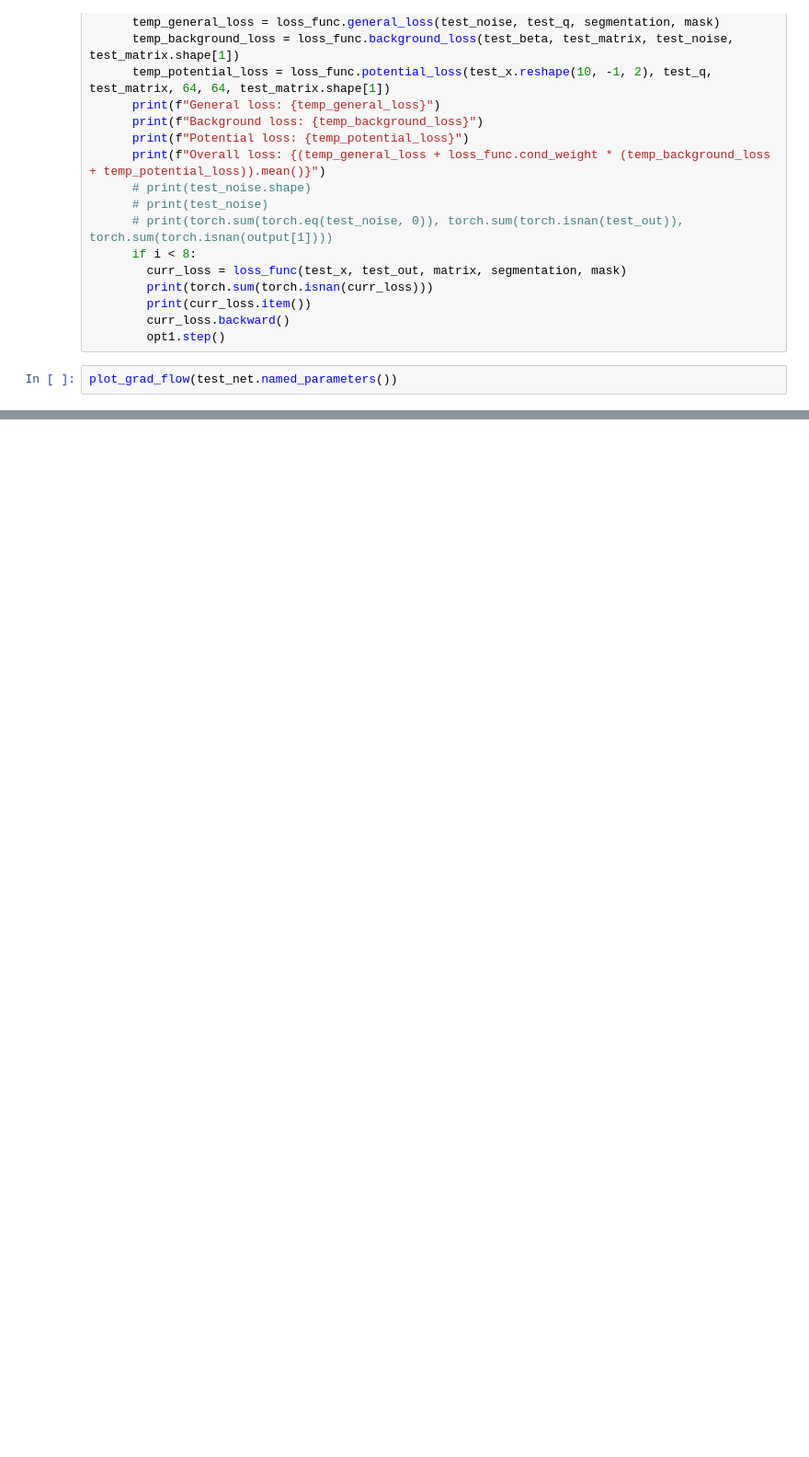
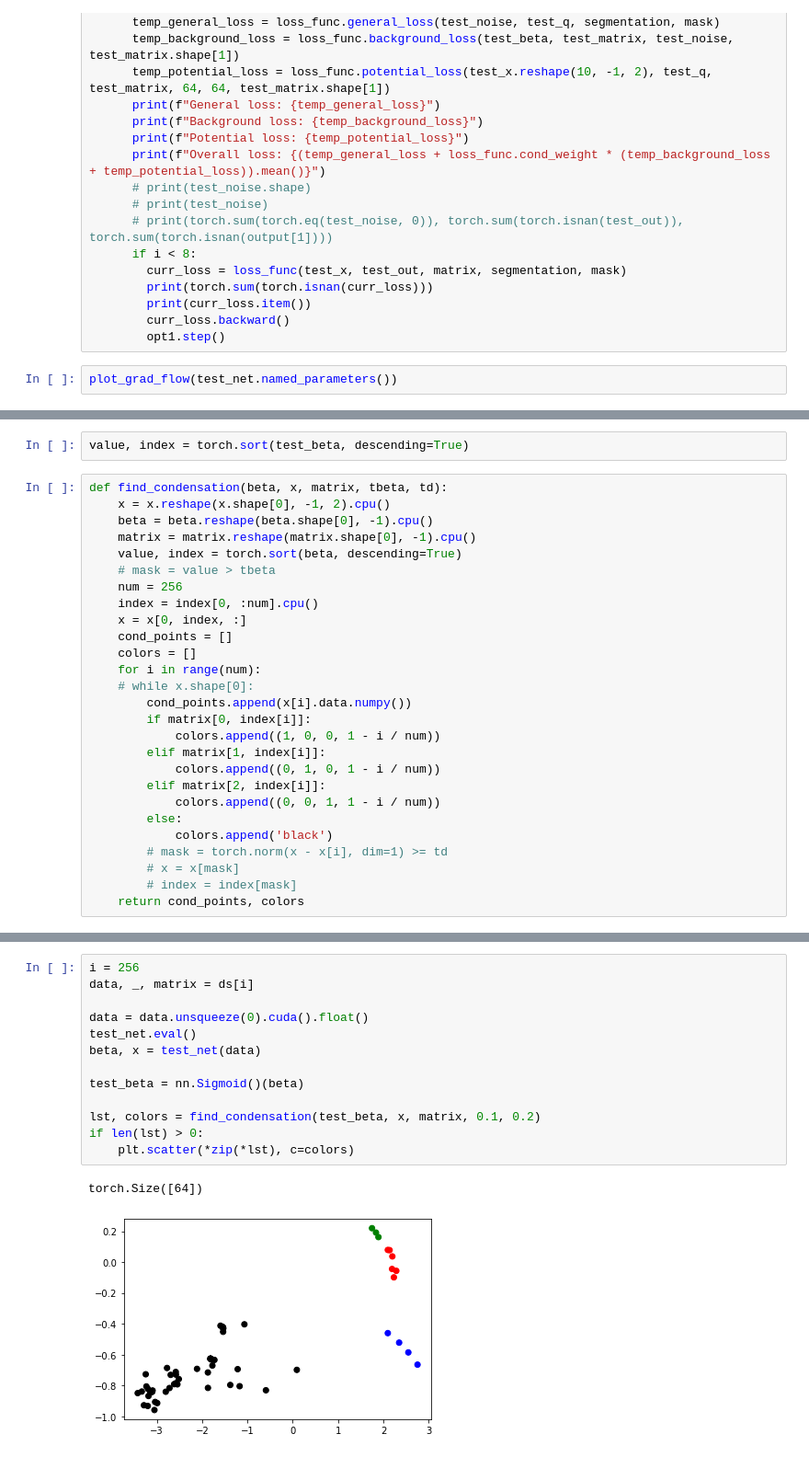
Before and after one commit to BrainCancer/CondNet, a Jupyter notebook: CondNet.ipynb, the cells around one changed output, grey strips where cells are left out. Shown at 92% size. Cells and saved outputs as stored; diff of their text form; blank space fills up the shorter version.

```diff
--- a/CondNet.ipynb
+++ b/CondNet.ipynb
@@ -286,0 +535,29 @@ plt.show()
+# %%
+value, index = torch.sort(test_beta, descending=True)
+# %%
+def find_condensation(beta, x, matrix, tbeta, td):
+    x = x.reshape(x.shape[0], -1, 2).cpu()
+    beta = beta.reshape(beta.shape[0], -1).cpu()
+    matrix = matrix.reshape(matrix.shape[0], -1).cpu()
+    value, index = torch.sort(beta, descending=True)
+    # mask = value > tbeta
+    num = 256
+    index = index[0, :num].cpu()
+    x = x[0, index, :]
+    cond_points = []
+    colors = []
+    for i in range(num):
+    # while x.shape[0]:
+        cond_points.append(x[i].data.numpy())
+        if matrix[0, index[i]]:
+            colors.append((1, 0, 0, 1 - i / num))
+        elif matrix[1, index[i]]:
+            colors.append((0, 1, 0, 1 - i / num))
+        elif matrix[2, index[i]]:
+            colors.append((0, 0, 1, 1 - i / num))
+        else:
+            colors.append('black')
+        # mask = torch.norm(x - x[i], dim=1) >= td
+        # x = x[mask]
+        # index = index[mask]
+    return cond_points, colors
@@ -286,0 +569,16 @@ plt.show()
+# %%
+i = 256
+data, _, matrix = ds[i]
+
+data = data.unsqueeze(0).cuda().float()
+test_net.eval()
+beta, x = test_net(data)
+
+test_beta = nn.Sigmoid()(beta)
+
+lst, colors = find_condensation(test_beta, x, matrix, 0.1, 0.2)
+if len(lst) > 0:
+    plt.scatter(*zip(*lst), c=colors)
+# %% [output]
+torch.Size([64])
+[figure, added]
```
Also changed, not shown: parts of 28 cells of this notebook, 1 other file.
